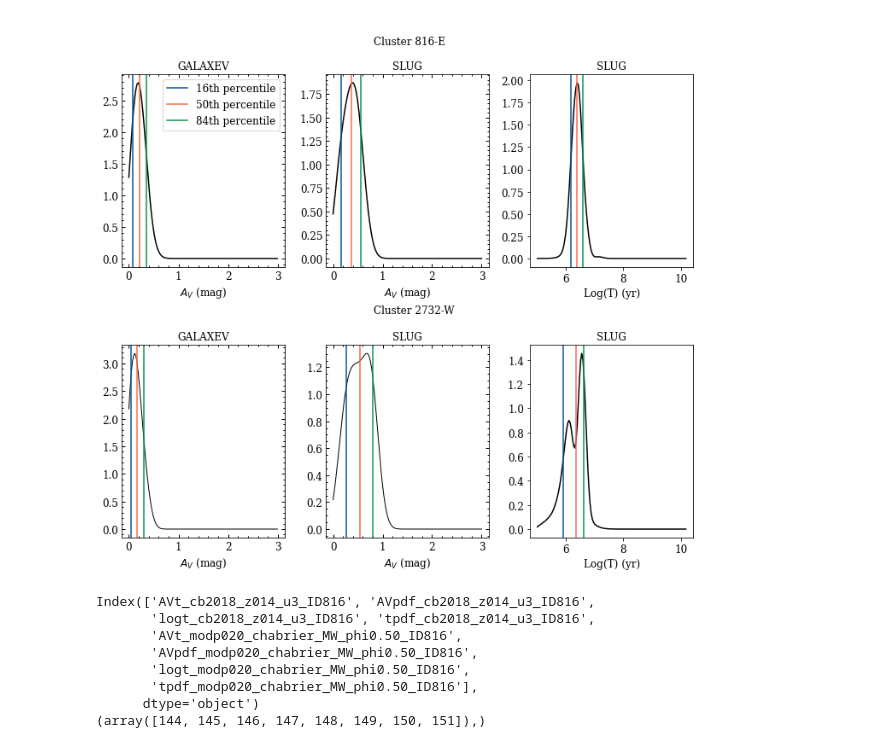
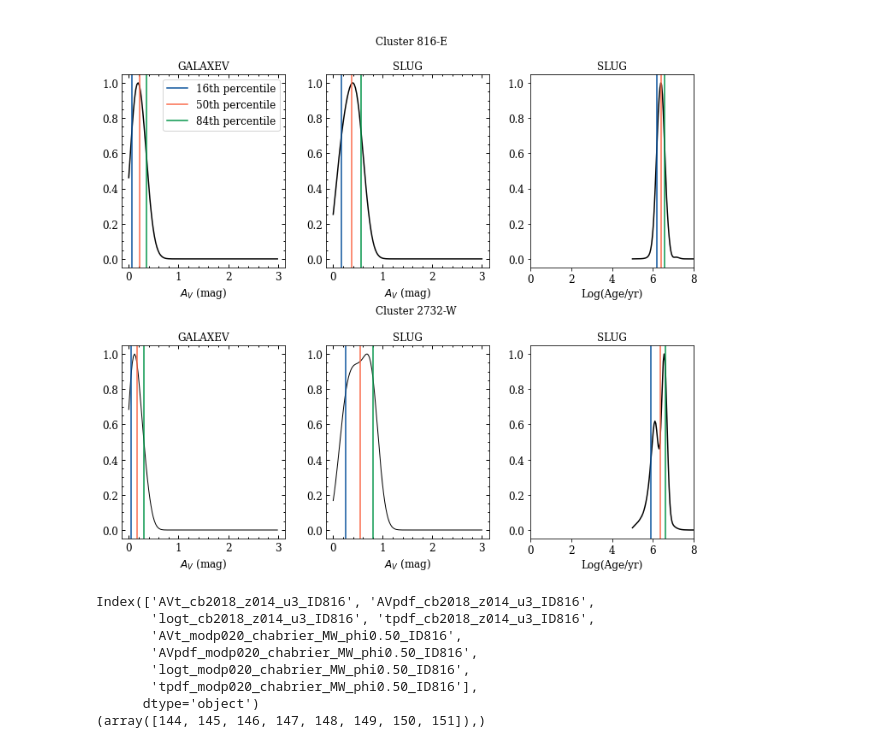
Before and after one commit to aida-wofford/Rogelio, a Jupyter notebook: fig10_final.ipynb, the cells around one changed output. Cells and saved outputs as stored; diff of their text form; code cells hidden in the pictures.

```diff
--- a/fig10_final.ipynb
+++ b/fig10_final.ipynb
@@ -87,14 +87,18 @@ for icluster in range(2):
 axes[0][2].set_title(code[1],fontsize=12)
 axes[1][2].set_title(code[1],fontsize=12)
 
-axes[0][2].set_xlabel('Log(T) (yr)')
-axes[1][2].set_xlabel('Log(T) (yr)')
+axes[0][2].set_xlabel('Log(Age/yr)')
+axes[1][2].set_xlabel('Log(Age/yr)')
+
+axes[0][2].set_xlim(0, 8)
+axes[1][2].set_xlim(0,8)
 
 #Extinction plots
-axes[0][0].plot(PDF.loc[:, PDF_columns[0]], PDF.loc[:, PDF_columns[5]], color = black, marker = mark,
+
+axes[0][0].plot(PDF.loc[:, PDF_columns[0]], PDF.loc[:, PDF_columns[5]]/PDF.loc[:, PDF_columns[5]].max(), color = black, marker = mark,
          markevery= 10, linestyle = linestyle_, lw=lw_)
 
-axes[0][1].plot(PDF.loc[:, PDF_columns[148]], PDF.loc[:, PDF_columns[149]], color = black, marker = mark,
+axes[0][1].plot(PDF.loc[:, PDF_columns[148]], PDF.loc[:, PDF_columns[149]]/PDF.loc[:, PDF_columns[149]].max(), color = black, marker = mark,
          markevery= 10, linestyle = linestyle_, lw=lw_)
 
 axes[0][0].axvline(percentiles.loc[0, percentiles_columns[6]],
@@ -109,10 +113,10 @@ axes[0][1].axvline(percentiles.loc[0, percentiles_columns[222]], color =mycolor[
 axes[0][1].axvline(percentiles.loc[0, percentiles_columns[223]], color =mycolor[1], linestyle = '-', linewidth = lw_)
 axes[0][1].axvline(percentiles.loc[0, percentiles_columns[224]], color =mycolor[2], linestyle =  '-', linewidth = lw_)
 
-axes[1][0].plot(PDF.loc[:, PDF_columns[0]], PDF.loc[:, PDF_columns[1]], color = black,
+axes[1][0].plot(PDF.loc[:, PDF_columns[0]], PDF.loc[:, PDF_columns[1]]/PDF.loc[:, PDF_columns[1]].max(), color = black,
                 marker = mark, markevery= 10, linestyle = linestyle_
                  , lw=1)
-axes[1][1].plot(PDF.loc[:, PDF_columns[68]], PDF.loc[:, PDF_columns[69]], color = black,
+axes[1][1].plot(PDF.loc[:, PDF_columns[68]], PDF.loc[:, PDF_columns[69]]/PDF.loc[:, PDF_columns[69]].max(), color = black,
          marker = mark, markevery= 10, linestyle = linestyle_
                  , lw=1)
 
@@ -120,36 +124,36 @@ axes[1][0].axvline(percentiles.loc[0, percentiles_columns[0]], color =mycolor[0]
 axes[1][0].axvline(percentiles.loc[0, percentiles_columns[1]], color =mycolor[1], linestyle =  '-', linewidth = lw_)
 axes[1][0].axvline(percentiles.loc[0, percentiles_columns[2]], color =mycolor[2], linestyle =  '-', linewidth = lw_)
 
 
 axes[1][1].axvline(percentiles.loc[0, percentiles_columns[102]], color =mycolor[0], linestyle = '-', linewidth = lw_)
 axes[1][1].axvline(percentiles.loc[0, percentiles_columns[103]], color = mycolor[1], linestyle = '-', linewidth = lw_)
 axes[1][1].axvline(percentiles.loc[0, percentiles_columns[104]], color = mycolor[2], linestyle =  '-', linewidth = lw_)
 
 
 
 ### Age plots
-axes[0][2].plot(PDF.loc[:, PDF_columns[150]], PDF.loc[:, PDF_columns[151]], color = black, marker = mark,
+axes[0][2].plot(PDF.loc[:, PDF_columns[150]], PDF.loc[:, PDF_columns[151]]/ PDF.loc[:, PDF_columns[151]].max(), color = black, marker = mark,
          markevery= 10, linestyle = linestyle_, lw=lw_)
 
 axes[0][2].axvline(percentiles.loc[0, percentiles_columns[225]], color =mycolor[0], linestyle = '-', linewidth = lw_)
 axes[0][2].axvline(percentiles.loc[0, percentiles_columns[226]], color = mycolor[1], linestyle = '-', linewidth = lw_)
 axes[0][2].axvline(percentiles.loc[0, percentiles_columns[227]], color = mycolor[2], linestyle =  '-', linewidth = lw_)
 
 
 
 
-axes[1][2].plot(PDF.loc[:, PDF_columns[70]], PDF.loc[:, PDF_columns[71]], color = black, marker = mark,
+axes[1][2].plot(PDF.loc[:, PDF_columns[70]], PDF.loc[:, PDF_columns[71]]/PDF.loc[:, PDF_columns[71]].max(), color = black, marker = mark,
          markevery= 10, linestyle = linestyle_, lw=lw_)
 
 axes[1][2].axvline(percentiles.loc[0, percentiles_columns[105]], color =mycolor[0], linestyle = '-', linewidth = lw_)
 axes[1][2].axvline(percentiles.loc[0, percentiles_columns[106]], color = mycolor[1], linestyle = '-', linewidth = lw_)
 axes[1][2].axvline(percentiles.loc[0, percentiles_columns[107]], color = mycolor[2], linestyle =  '-', linewidth = lw_)
 
 
 plt.savefig("fig10_av_pdf.png", bbox_inches = 'tight',dpi=100)
 plt.show()
 # %% [output]
-[figure, old version]
+[figure, new version]
 # %%
 index_816 = np.where(PDF_columns.str.contains("816") == True)
 print(PDF_columns[index_816])
```
Also changed, not shown: parts of 1 cell of this notebook.
